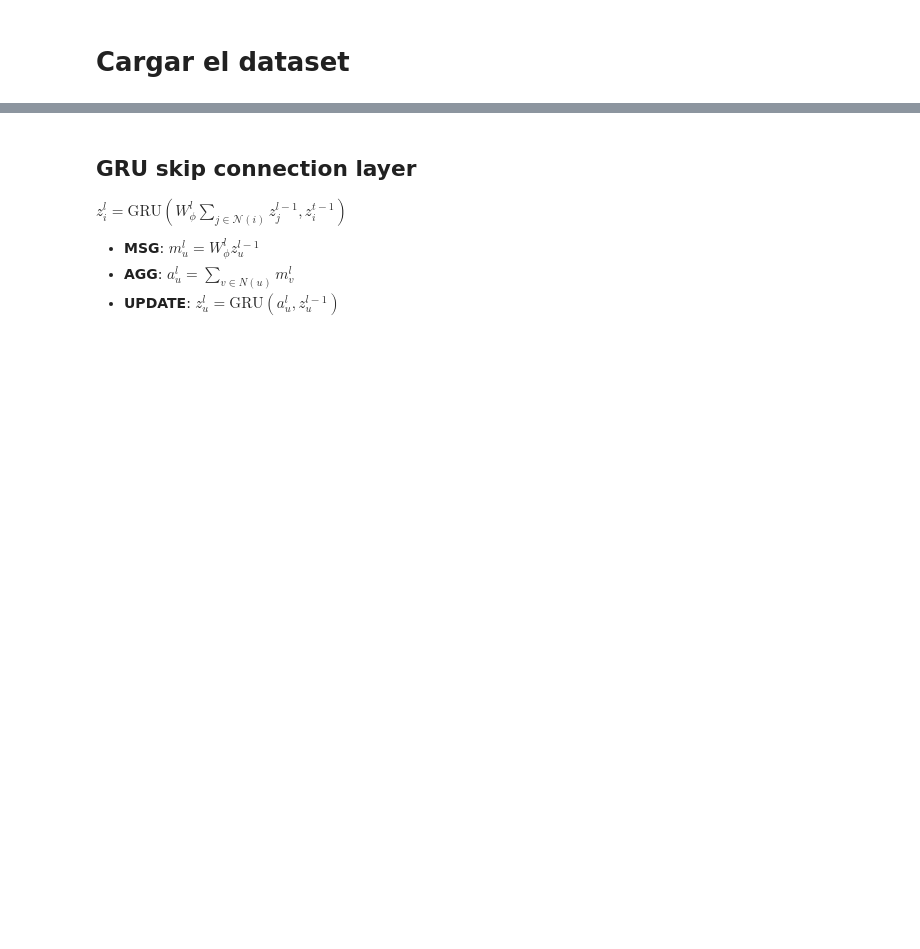
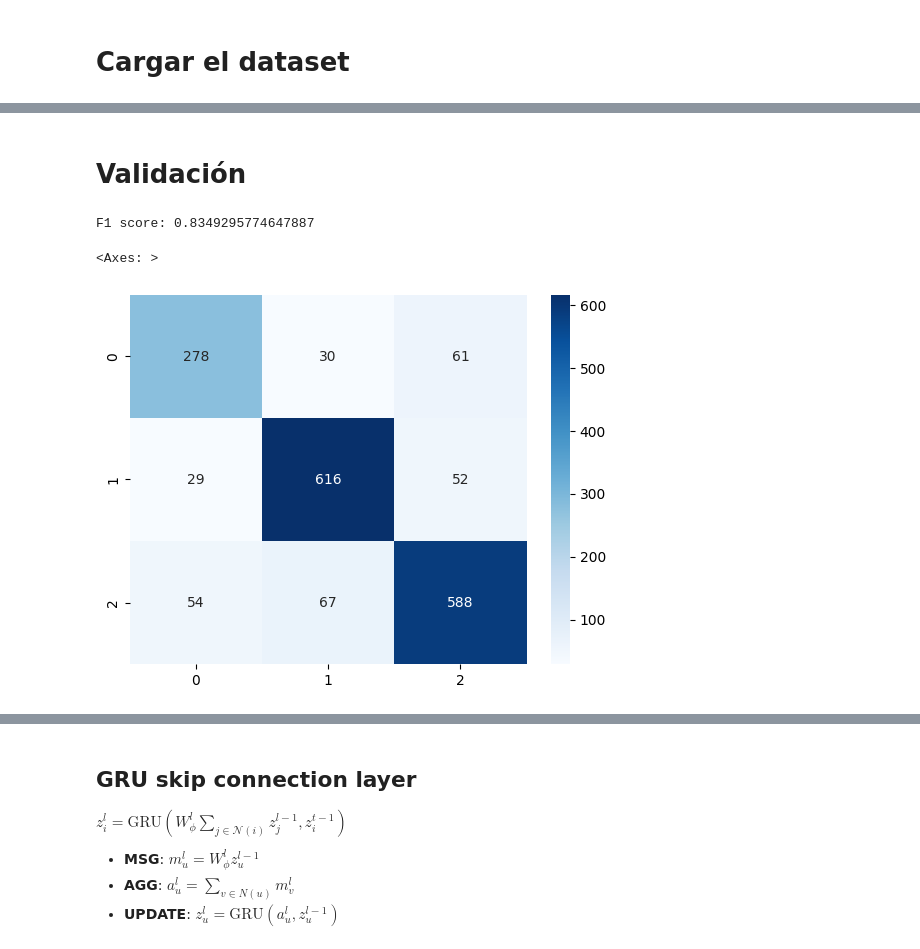
Before and after one commit to pintamonas4575/SNA-project-MAADM-UPM, a Jupyter notebook: Tournament.ipynb, the cells around one changed output, grey strips where cells are left out. Drawn from its saved outputs; the diff is of its cells as text; code cells hidden in the pictures; blank space fills up the shorter version.

```diff
--- a/Tournament.ipynb
+++ b/Tournament.ipynb
@@ -87,3 +96,5 @@ class TournamentDataset(InMemoryDataset):
 # %%
 dataset = TournamentDataset("tournament")
 data = dataset[0]
+vals=[]
+tests=[]
@@ -91,0 +211,28 @@ data = dataset[0]
+# %% [markdown]
+# Validación
+# %%
+import seaborn as sns
+from sklearn.metrics import confusion_matrix, f1_score
+import numpy as np
+import pandas as pd
+device='cuda'
+data=data.to(device)
+model.eval()
+checkpoint_path = "best_model_universal.pth"
+# checkpoint_path = "t5_checkpoint.pth"
+checkpoint=torch.load(checkpoint_path)
+
+model.load_state_dict(checkpoint["model_state_dict"])
+model.to(device)
+out = model(data.x, data.edge_index)
+y_pred = out.argmax(dim=1)[data.val_mask].detach().cpu()
+y = data.y.argmax(dim=1)[data.val_mask].detach().cpu()
+result=f1_score(y, y_pred, average='micro')
+vals.append(result)
+print(f"F1 score: {result}")
+sns.heatmap(confusion_matrix(y, y_pred), annot=True, fmt='g', cmap='Blues')
+# dataset.create_test_json(model, 'pred_labels.json', device=device)
+# %% [output]
+F1 score: 0.8349295774647887
+<Axes: >
+[figure, added]
```
Also changed, not shown: parts of 43 cells of this notebook, 14 other files.
